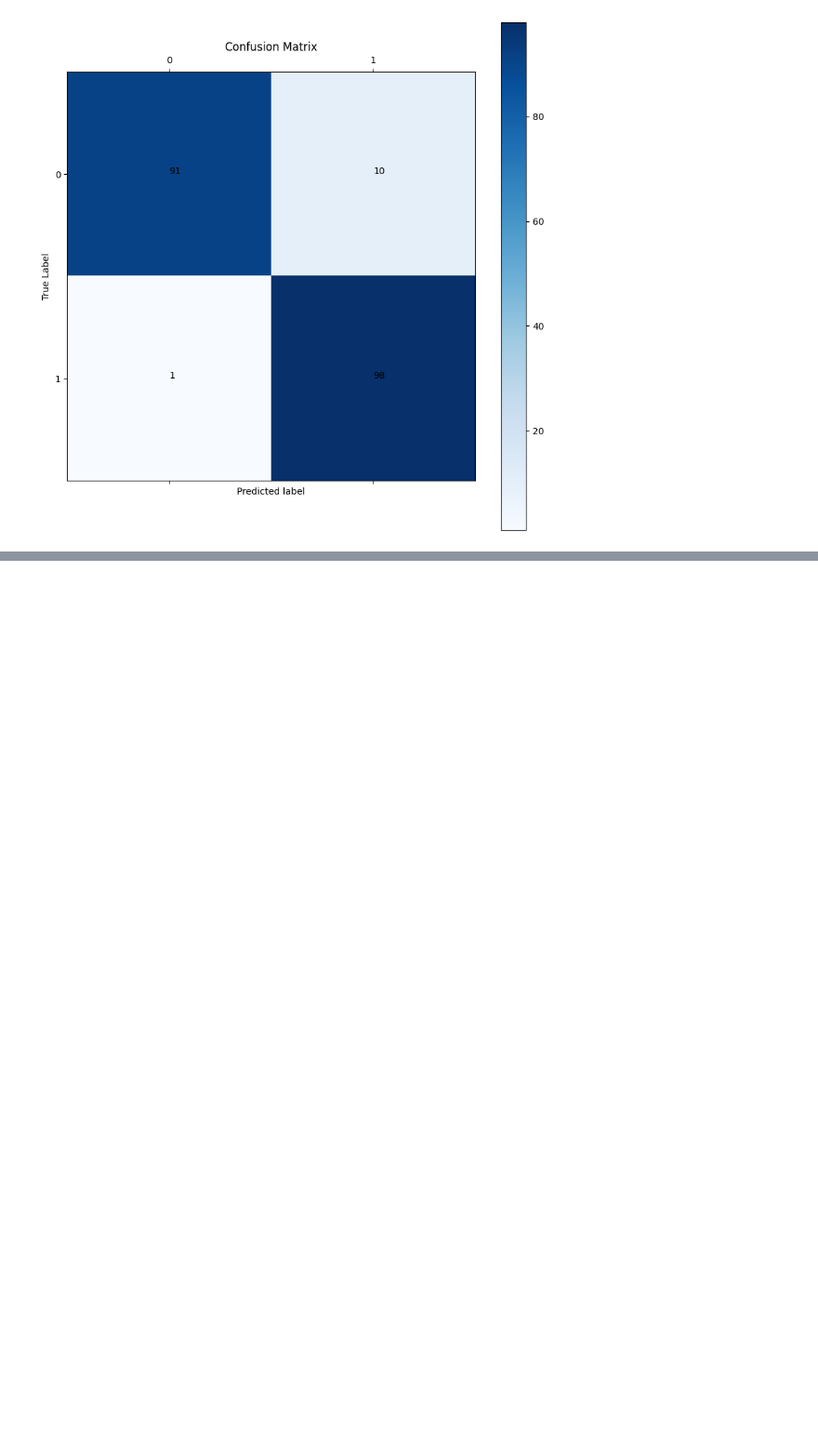
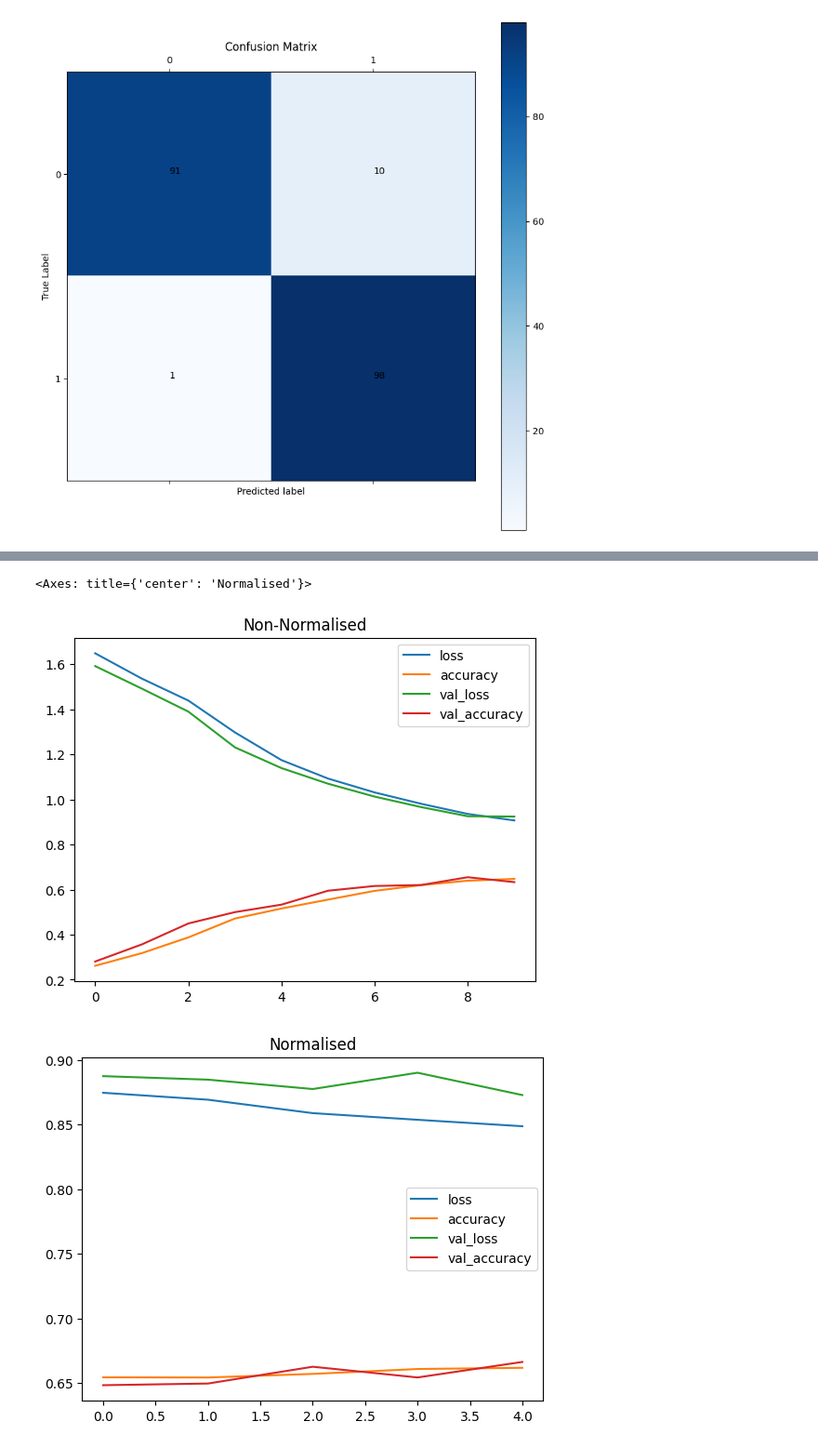
Before and after one commit to gunavc/TensorFlow, a Jupyter notebook: Neural-Network-Classification.ipynb, the cells around one changed output, grey strips where cells are left out. Shown at 93% size. Cells and saved outputs as stored; diff of their text form; code cells hidden in the pictures; blank space fills up the shorter version.

```diff
--- a/Neural-Network-Classification.ipynb
+++ b/Neural-Network-Classification.ipynb
@@ -732,0 +791,15 @@ for i,j in itertools.product(range(cm.shape[0]),range(cm.shape[1])):
+# %%
+#Building a model
+model_multi_1 = tf.keras.Sequential([
+    tf.keras.layers.Flatten(input_shape=(28,28)), #converts 2D array into 1D
+    tf.keras.layers.Dense(4, activation="relu"),
+    tf.keras.layers.Dense(4, activation="relu"),
+    tf.keras.layers.Dense(10, activation="softmax"),
+])
+
+model_multi_1.compile(loss=tf.keras.losses.SparseCategoricalCrossentropy(), #Sparse has to be used when labels are not one-hot encodedb
+                     optimizer=tf.keras.optimizers.Adam(),
+                     metrics=["accuracy"])
+
+history_multi_1 = model_multi_1.fit(train_data, train_label, epochs=5,
+                                   validation_data = (test_data, test_label))
@@ -732,0 +840,11 @@ for i,j in itertools.product(range(cm.shape[0]),range(cm.shape[1])):
+# %%
+#Improving performance with normalisation - Image pixel values to be between 0 and 1
+
+#Normalising the data
+train_data_norm = train_data/255
+test_data_norm = test_data/255
+# %%
+#Fitting the model
+history_multi_1_norm = model_multi_1.fit(train_data_norm, train_label,
+                                   epochs=5,
+                                   validation_data=(test_data_norm,test_label))
@@ -732,0 +862,9 @@ for i,j in itertools.product(range(cm.shape[0]),range(cm.shape[1])):
+# %%
+#Comparing normalised and non-normalised data
+pd.DataFrame(history_multi_1.history).plot(title="Non-Normalised")
+
+pd.DataFrame(history_multi_1_norm.history).plot(title="Normalised")
+# %% [output]
+<Axes: title={'center': 'Normalised'}>
+[figure, added]
+[figure, added]
```
Also changed, not shown: parts of 17 cells of this notebook.
